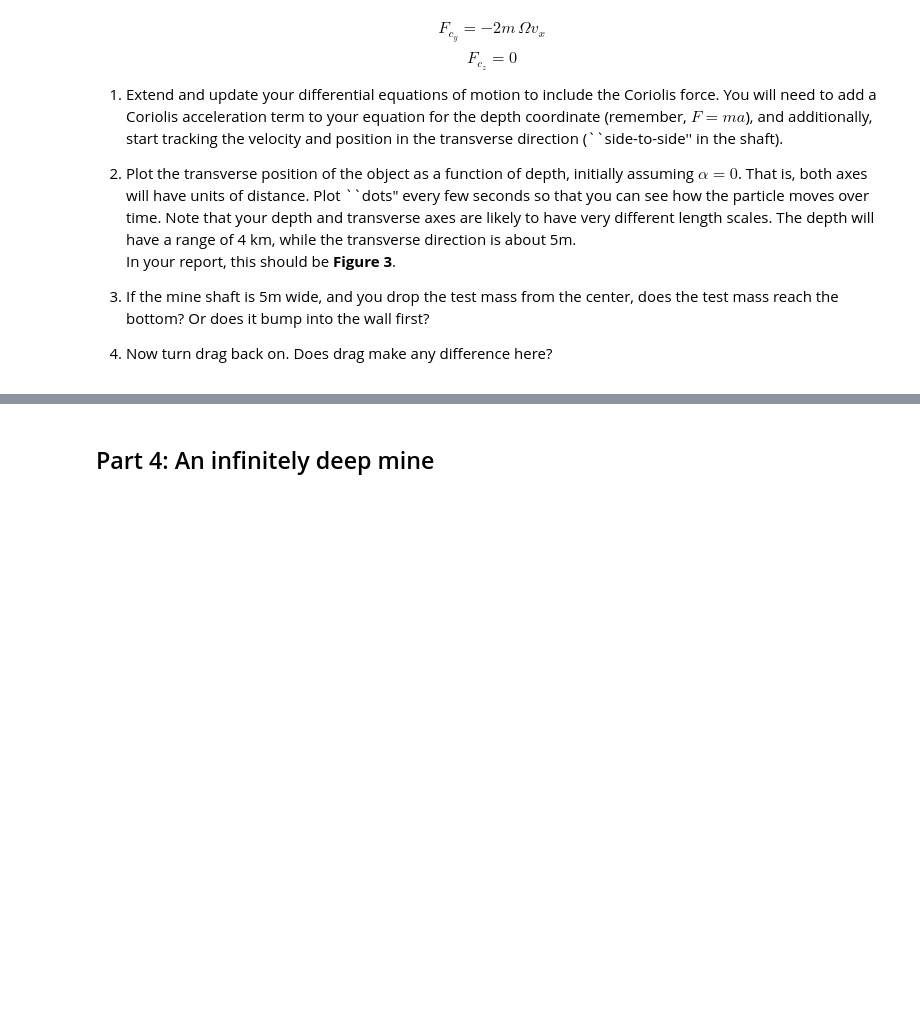
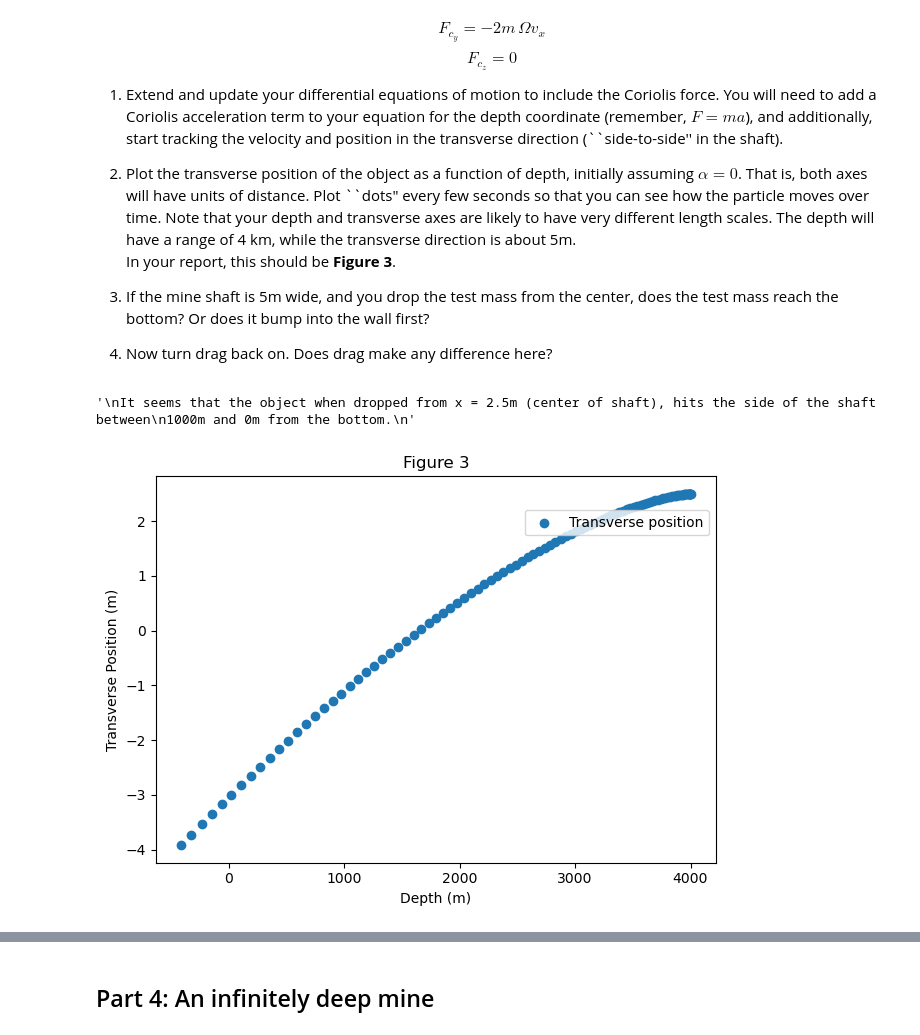
Before and after one commit to TanviSripathi/PHYS265-spring26, a Jupyter notebook: Lab3/lab3.ipynb, the cells around one changed output, grey strips where cells are left out. Drawn from its saved outputs; the diff is of its cells as text; code cells hidden in the pictures; blank space fills up the shorter version.

```diff
--- a/Lab3/lab3.ipynb
+++ b/Lab3/lab3.ipynb
@@ -326,3 +326,66 @@ This implies the component of the force are:
                 Or does it bump into the wall first?
 
 4. Now turn drag back on. Does drag make any difference here?
+# %%
+mass = 1
+c_vector = np.array([0,0,earth_rotate])
+
+#without drag
+def force_fall(t, s):
+     #s[0] = x, s[1] = y (height), s[2] = z, s[3] = dx, s[4] = dy, s[5] = dz
+    assert len(s) == 6
+    x, y, z, vx, vy, vz = s
+    pos = np.array([x, y, z])
+    vel = np.array([vx, vy, vz])
+
+    #calculating acceleration variables
+    g_current = np.array([0,-g*((r_earth-(height-y))/r_earth), 0])
+    c_force = -2*mass*np.cross(c_vector, vel)
+
+    #dragforce = drag*(abs(vy)**speed_dependence)
+    a = g_current + c_force #+ dragforce
+
+    return [vx, vy, vz, a[0], a[1], a[2]]
+
+def newbottom(t, s):
+    return s[1]
+def newterminal(t, s):
+    return s[4] == drag
+#def side(t, s):
+#    return s[0] < -2.5
+
+x0, y0, z0 = 2.5, 4000, 0
+v_x, v_y, v_z = 0,0,0
+Y0_both = [x0, y0, z0, v_x, v_y, v_z]
+
+new_tspan = (0,30)
+new_teval = np.linspace(*new_tspan, 100)
+
+c_soln = solve_ivp(force_fall, new_tspan, Y0_both, t_eval = new_teval)#, events = side)
+t = c_soln.t
+x = c_soln.y[0]
+y = c_soln.y[1]
+z = c_soln.y[2]
+vx = c_soln.y[3]
+vy = c_soln.y[4]
+
+#print(c_soln.y_events)
+
+fig, ax = plt.subplots(1, 1, tight_layout = True)
+ax.scatter(y, x, label = "Transverse position")
+ax.set_xlabel("Depth (m)")
+ax.set_ylabel("Transverse Position (m)")
+#ax.scatter(c_soln.y_events[0][0][1], c_soln.y_events[0][0][0], color = "black", label = "Hit Side")
+
+
+legend1 = ax.legend(loc='upper right', bbox_to_anchor=(1.0, 0.93))
+#legend2 = axv.legend(loc='upper right', bbox_to_anchor=(1.0, 1.0))
+ax.set_title("Figure 3")
+
+"""
+It seems that the object when dropped from x = 2.5m (center of shaft), hits the side of the shaft between
+1000m and 0m from the bottom.
+"""
+# %% [output]
+'\nIt seems that the object when dropped from x = 2.5m (center of shaft), hits the side of the shaft between\n1000m and 0m from the bottom.\n'
+[figure, added]
```
Also changed, not shown: parts of 2 cells of this notebook, 1 other file.
